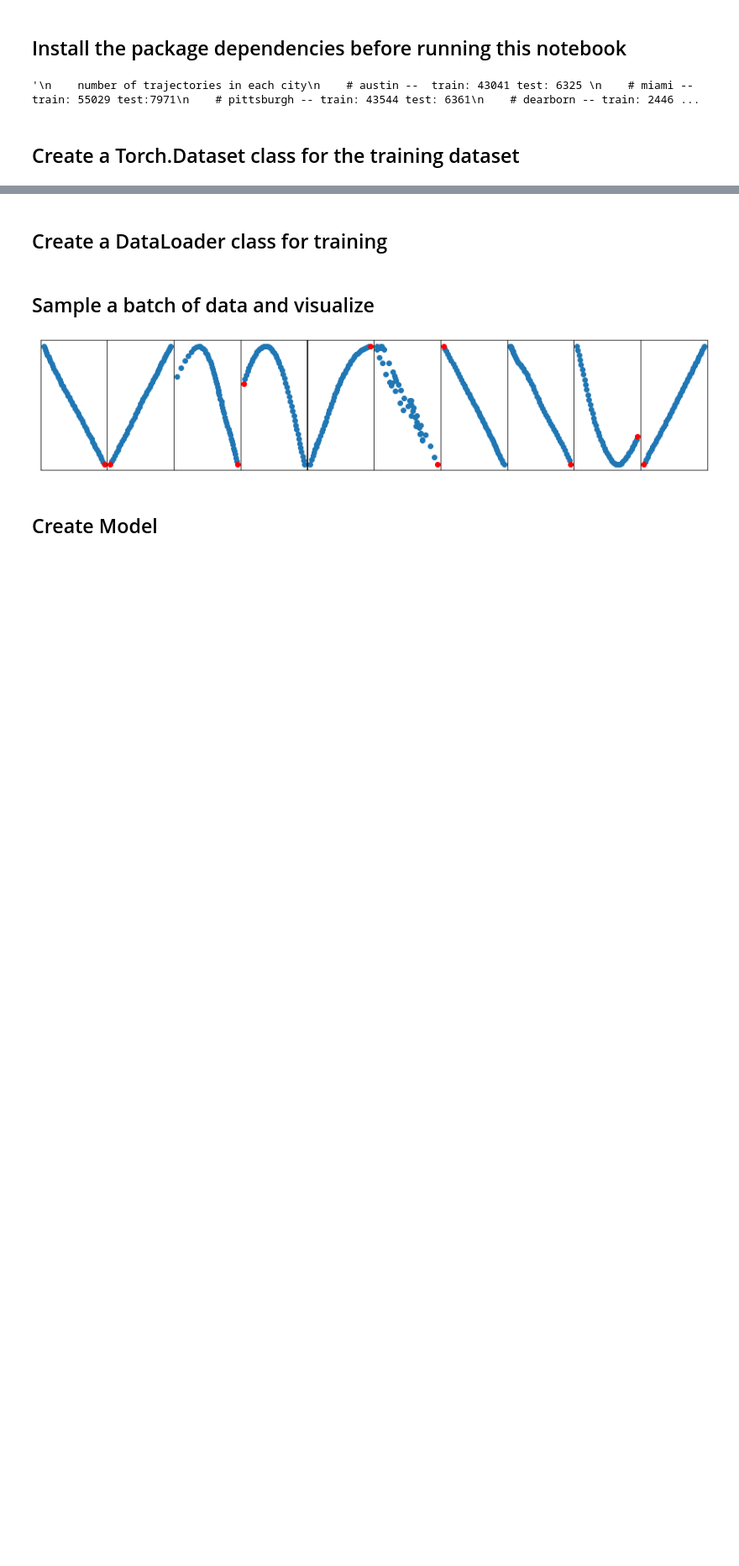
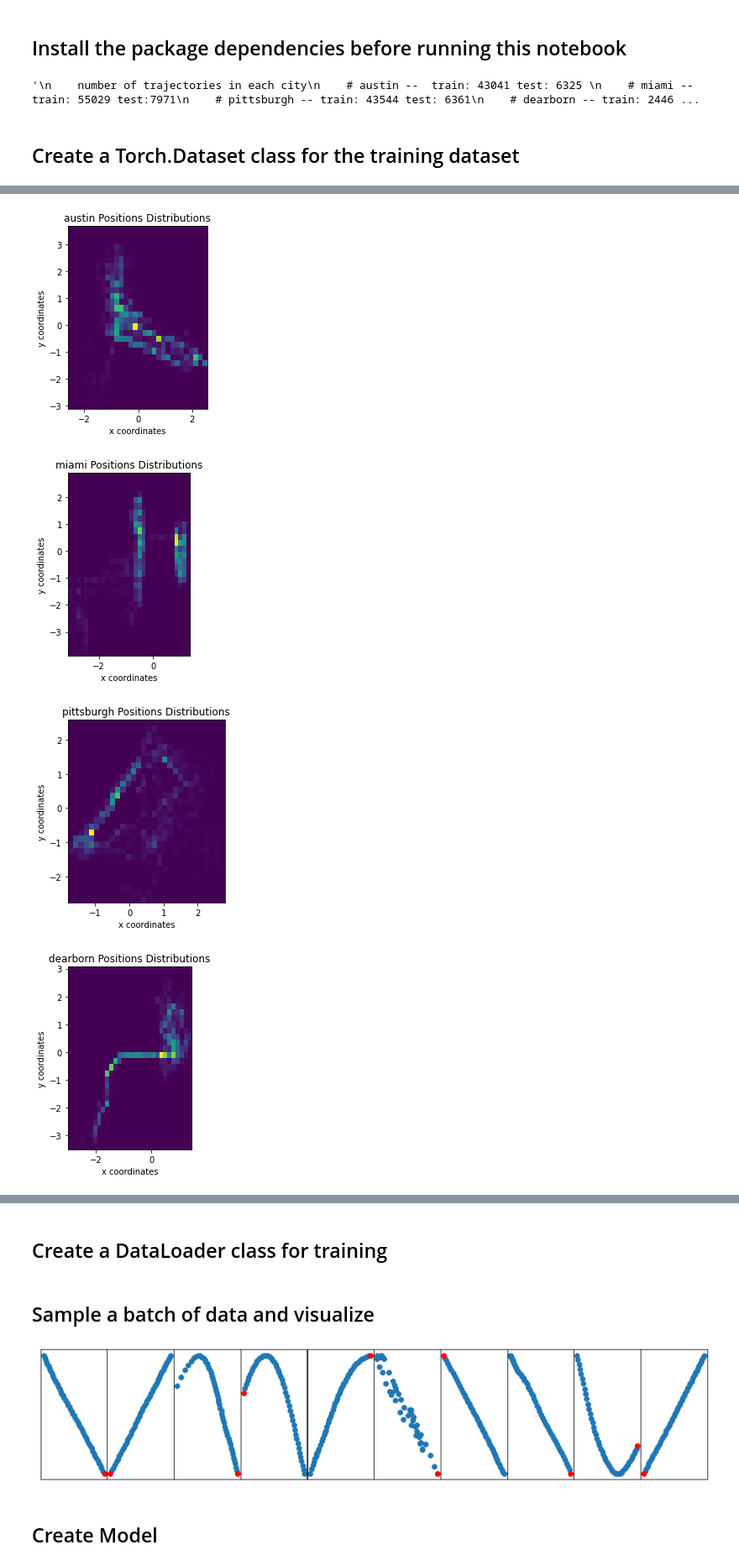
Before and after one commit to ec-2018/CSE151BCompetition, a Jupyter notebook: Load_Argo2_Public.ipynb, the cells around one changed output, grey strips where cells are left out. Shown: that part at 84% size. Saved outputs shown, nothing was run; the diff lists cells and outputs as text; code cells hidden in the pictures; blank space fills up the shorter version.

```diff
--- a/Load_Argo2_Public.ipynb
+++ b/Load_Argo2_Public.ipynb
@@ -120,0 +195,25 @@ train_palo_alto, val_palo_alto = torch.utils.data.random_split(train_palo_alto,
+# %%
+for i in range(len(cities)):
+    train_data = ArgoverseDataset(city=cities[i], split="train")
+    inp, out = train_data.inputs, train_data.outputs
+    size_inp, size_out = inp[:, :, 0].size, out[:, 0].size
+    inp_x, out_x = inp[:, :, 0].reshape(size_inp), out[:, 0].reshape(size_out)
+    inp_y, out_y = inp[:, :, 1].reshape(size_inp), out[:, 1].reshape(size_out)
+    x = np.concatenate((inp_x, out_x))
+    y = np.concatenate((inp_y, out_y))
+
+    heatmap, x_edges, y_edges = np.histogram2d(x, y, bins=(30))
+    min_x, max_x, min_y, max_y = x_edges[0], x_edges[-1], y_edges[0], y_edges[-1]
+    ext = [min_x, max_x, min_y, max_y]
+
+    plt.clf()
+    plt.imshow(heatmap.T, extent=ext, origin="lower")
+    plt.title(cities[i] + " Positions Distributions")
+    plt.ylabel("y coordinates")
+    plt.xlabel("x coordinates")
+    plt.show()
+# %% [output]
+[figure, added]
+[figure, added]
+[figure, added]
+[figure, added]
```
Also changed, not shown: parts of 11 cells of this notebook.
